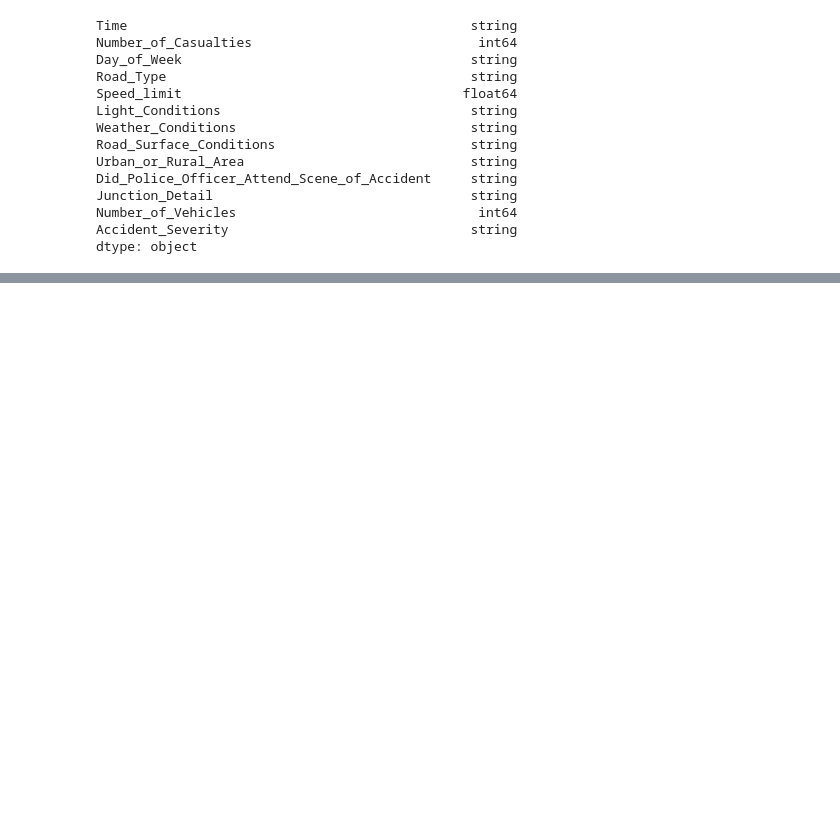
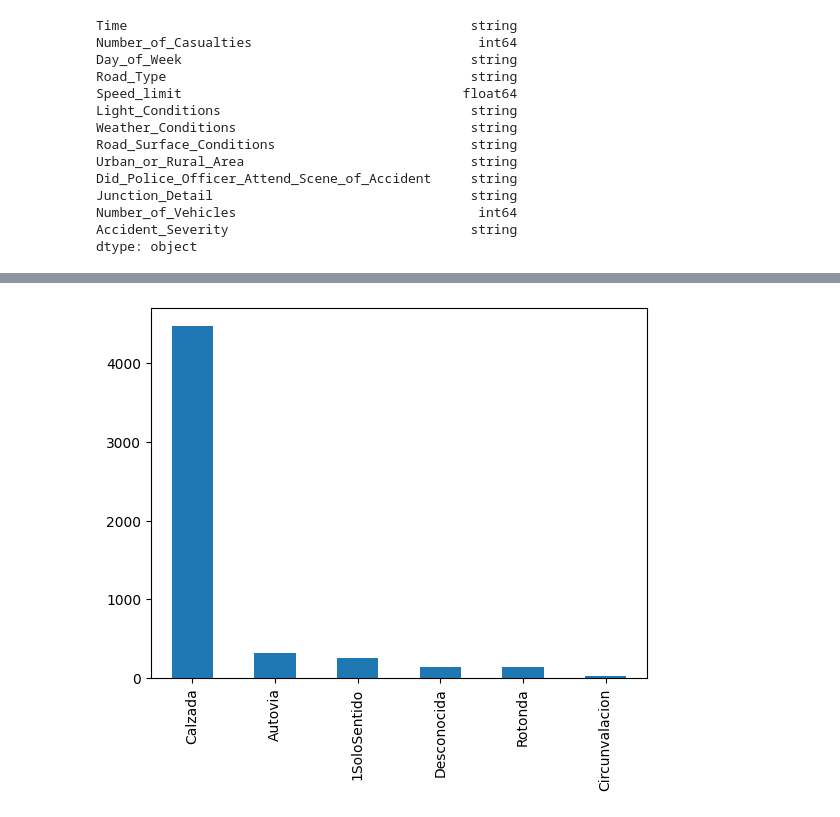
Before and after one commit to uniandes-data-wizards/laboratory-01, a Jupyter notebook: preprocessing_pipeline.ipynb, the cells around one changed output, grey strips where cells are left out. Cells and saved outputs as stored; diff of their text form; code cells hidden in the pictures; blank space fills up the shorter version.

```diff
--- a/preprocessing_pipeline.ipynb
+++ b/preprocessing_pipeline.ipynb
@@ -197,0 +224,4 @@ plot_distribution(df, 'Accident_Severity')
+# %%
+plot_distribution(df, 'Road_Type')
+# %% [output]
+[figure, added]
```
Also changed, not shown: parts of 6 cells of this notebook, 1 other file.
